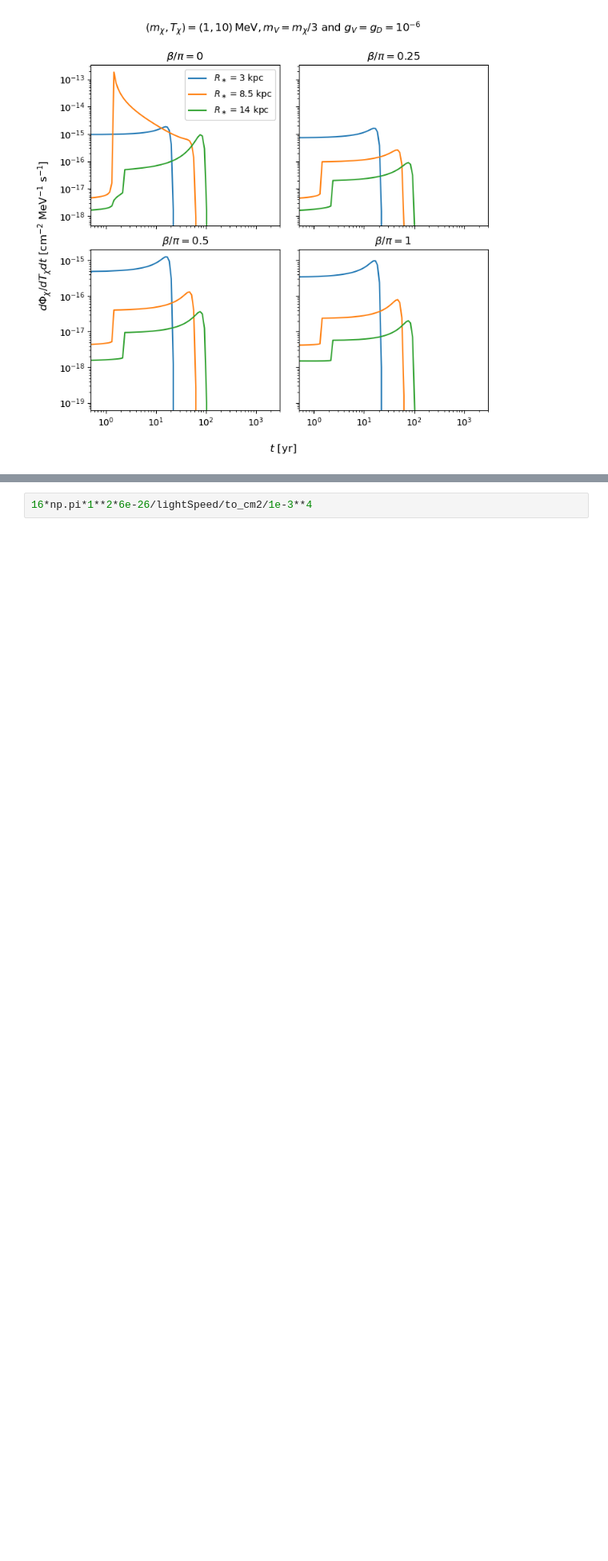
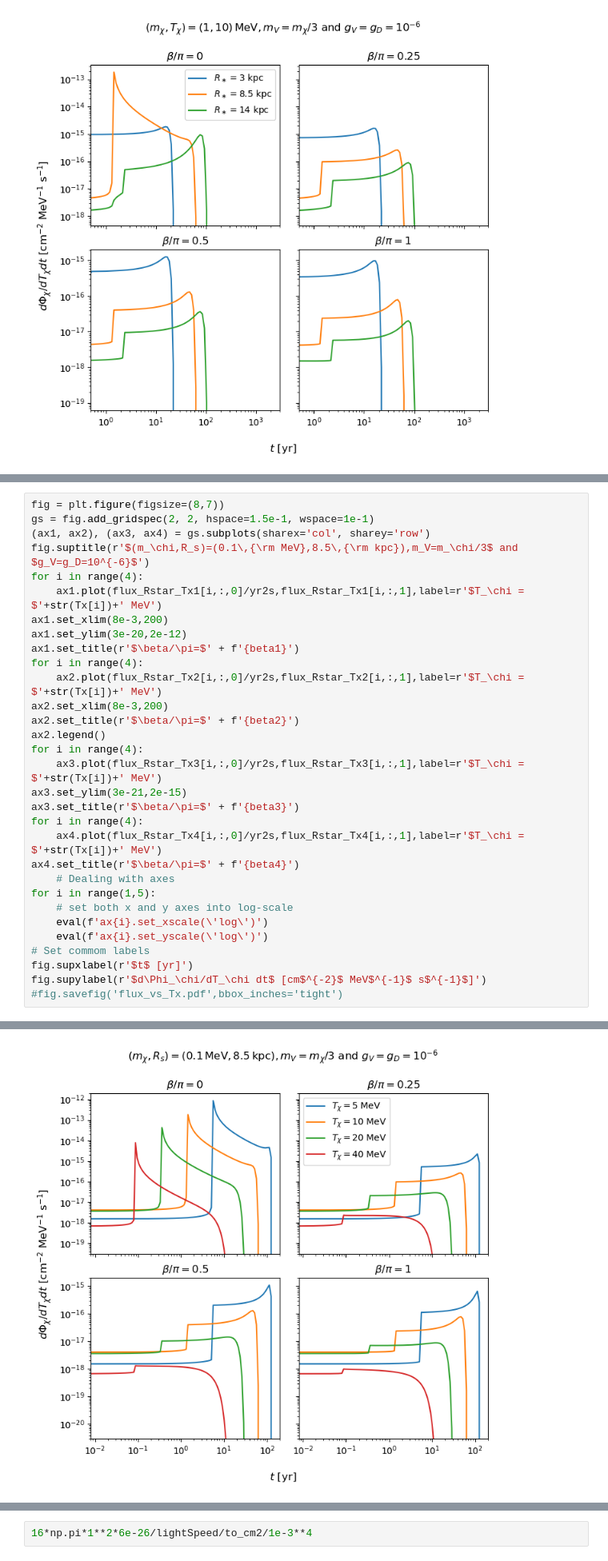
Before and after one commit to yenhsunlin/SNnuBDM2, a Jupyter notebook: src/plot.ipynb, the cells around one changed output, grey strips where cells are left out. Shown at 80% size. Drawn from its saved outputs; the diff is of its cells as text; blank space fills up the shorter version.

```diff
--- a/src/plot.ipynb
+++ b/src/plot.ipynb
@@ -257,0 +291,32 @@ Text(0.02, 0.5, '$d\\Phi_\\chi/dT_\\chi dt$ [cm$^{-2}$ MeV$^{-1}$ s$^{-1}$]')
+# %%
+fig = plt.figure(figsize=(8,7))
+gs = fig.add_gridspec(2, 2, hspace=1.5e-1, wspace=1e-1)
+(ax1, ax2), (ax3, ax4) = gs.subplots(sharex='col', sharey='row')
+fig.suptitle(r'$(m_\chi,R_s)=(0.1\,{\rm MeV},8.5\,{\rm kpc}),m_V=m_\chi/3$ and $g_V=g_D=10^{-6}$')
+for i in range(4):
+    ax1.plot(flux_Rstar_Tx1[i,:,0]/yr2s,flux_Rstar_Tx1[i,:,1],label=r'$T_\chi = $'+str(Tx[i])+' MeV')
+ax1.set_xlim(8e-3,200)
+ax1.set_ylim(3e-20,2e-12)
+ax1.set_title(r'$\beta/\pi=$' + f'{beta1}')
+for i in range(4):
+    ax2.plot(flux_Rstar_Tx2[i,:,0]/yr2s,flux_Rstar_Tx2[i,:,1],label=r'$T_\chi = $'+str(Tx[i])+' MeV')
+ax2.set_xlim(8e-3,200)
+ax2.set_title(r'$\beta/\pi=$' + f'{beta2}')
+ax2.legend()
+for i in range(4):
+    ax3.plot(flux_Rstar_Tx3[i,:,0]/yr2s,flux_Rstar_Tx3[i,:,1],label=r'$T_\chi = $'+str(Tx[i])+' MeV')
+ax3.set_ylim(3e-21,2e-15)
+ax3.set_title(r'$\beta/\pi=$' + f'{beta3}')
+for i in range(4):
+    ax4.plot(flux_Rstar_Tx4[i,:,0]/yr2s,flux_Rstar_Tx4[i,:,1],label=r'$T_\chi = $'+str(Tx[i])+' MeV')
+ax4.set_title(r'$\beta/\pi=$' + f'{beta4}')
+    # Dealing with axes
+for i in range(1,5):
+    # set both x and y axes into log-scale
+    eval(f'ax{i}.set_xscale(\'log\')')
+    eval(f'ax{i}.set_yscale(\'log\')')
+# Set commom labels
+fig.supxlabel(r'$t$ [yr]')
+fig.supylabel(r'$d\Phi_\chi/dT_\chi dt$ [cm$^{-2}$ MeV$^{-1}$ s$^{-1}$]')
+#fig.savefig('flux_vs_Tx.pdf',bbox_inches='tight')
+# %% [output]
@@ -258,3 +324,4 @@ Text(0.02, 0.5, '$d\\Phi_\\chi/dT_\\chi dt$ [cm$^{-2}$ MeV$^{-1}$ s$^{-1}$]')
+[figure, added]
 # %%
 for i in range(3):
     plt.plot(flux_Rstar_beta1[i,:,0]/yr2s,flux_Rstar_beta1[i,:,1],label=r'$R_\ast = $'+str(Rstar[i])+' kpc')
```
Also changed, not shown: parts of 26 cells of this notebook, 7 other files.
